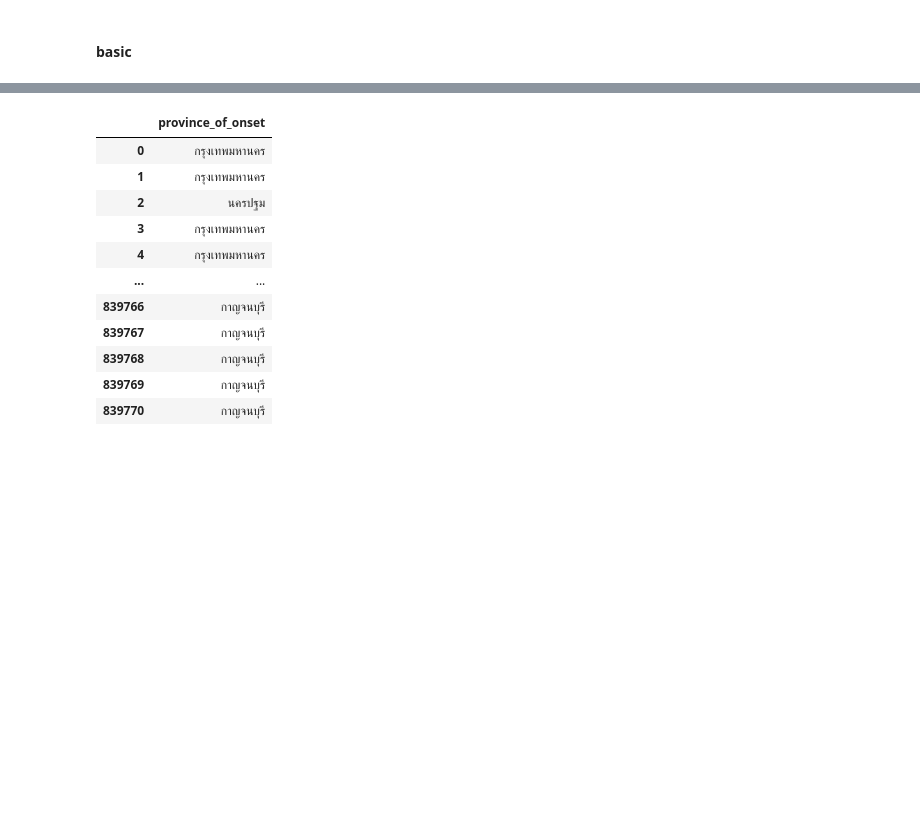
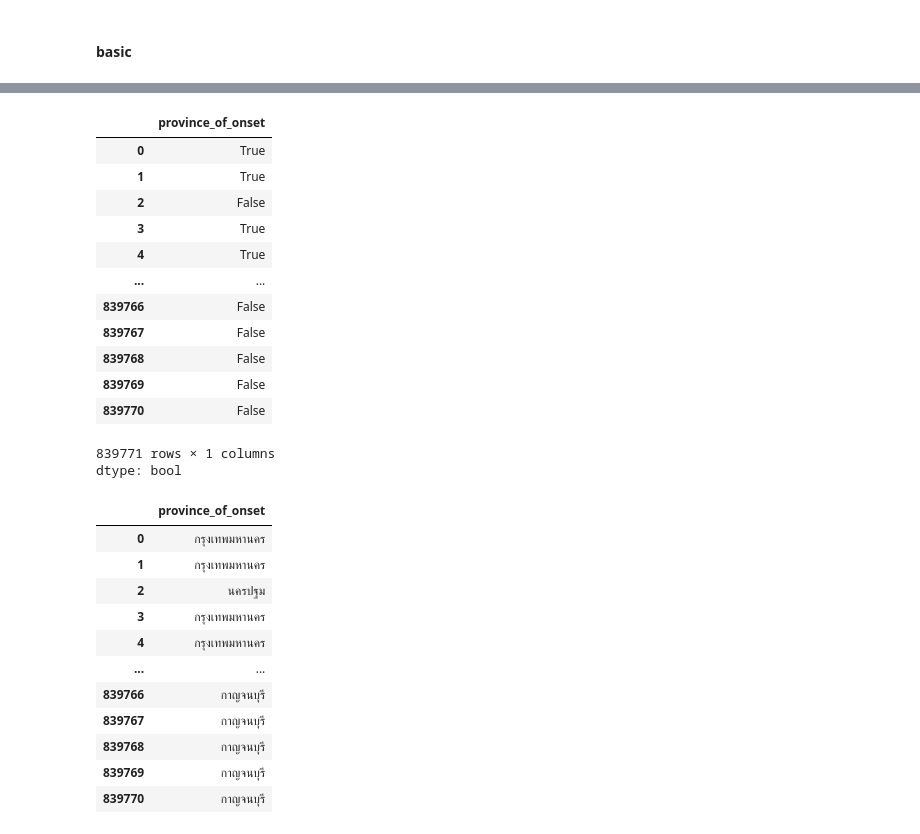
Before and after one commit to prapakronmu/PythonDataViz2026, a Jupyter notebook: Pandas_101S6_7_8.ipynb, the cells around one changed output, grey strips where cells are left out. Saved outputs shown, nothing was run; the diff lists cells and outputs as text; code cells hidden in the pictures; blank space fills up the shorter version.

```diff
--- a/Pandas_101S6_7_8.ipynb
+++ b/Pandas_101S6_7_8.ipynb
@@ -118,3 +158,20 @@ data_covid.shape
+# %%
+data_covid['province_of_onset']=='กรุงเทพมหานคร'
+# %% [output]
+|  | province_of_onset |
+| 0 | True |
+| 1 | True |
+| 2 | False |
+| 3 | True |
+| 4 | True |
+| ... | ... |
+| 839766 | False |
+| 839767 | False |
+| 839768 | False |
+| 839769 | False |
+| 839770 | False |
+839771 rows × 1 columns
+dtype: bool
 # %%
 data_covid['province_of_onset']
 # %% [output]
```
Also changed, not shown: parts of 7 cells of this notebook.
